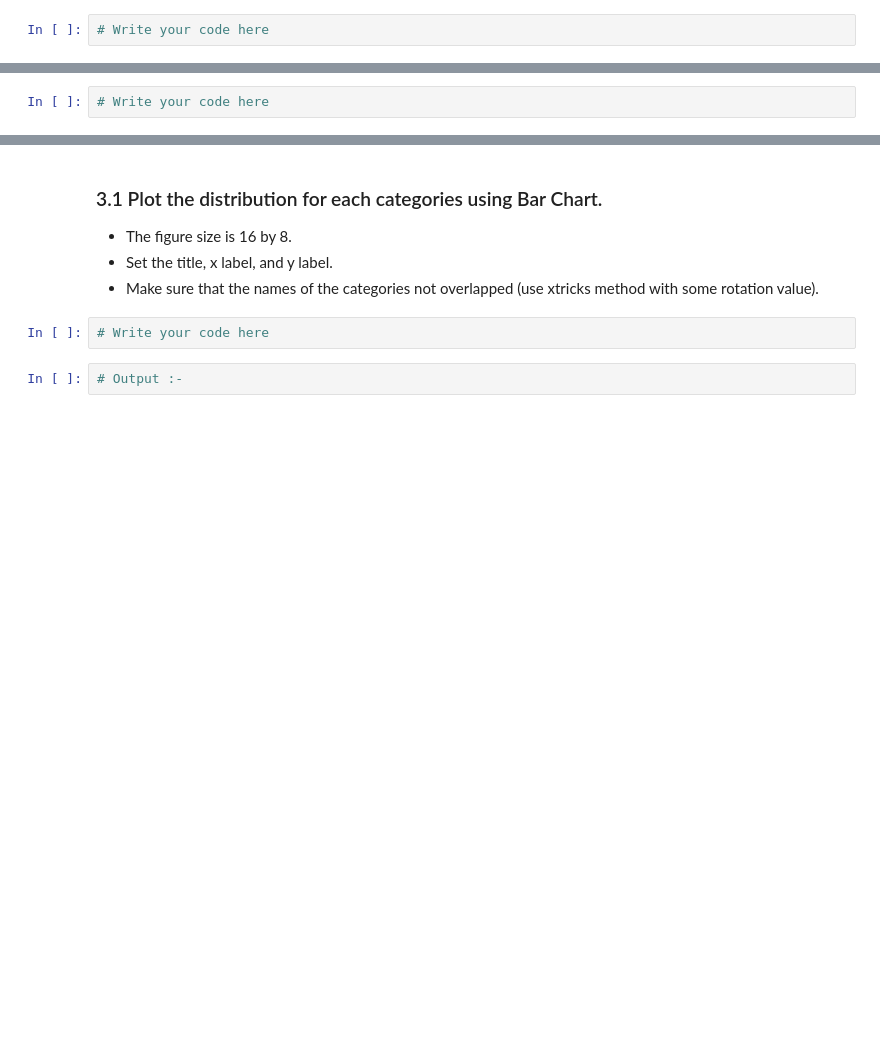
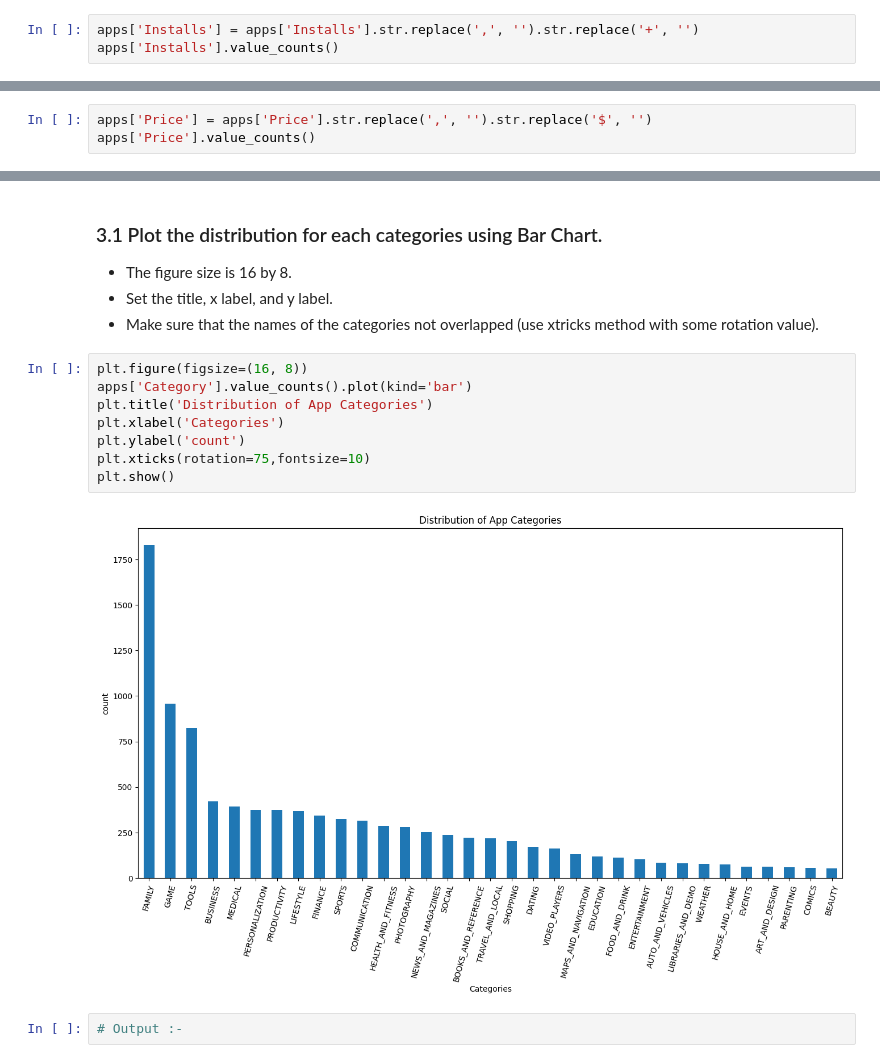
Before and after one commit to Tuwaiq-Data-Science-Bootcamp-V5/Matplotlib-Lab3, a Jupyter notebook: Matplotlib_Assignment3.ipynb, the cells around one changed output, grey strips where cells are left out. Drawn from its saved outputs; the diff is of its cells as text; blank space fills up the shorter version.

```diff
--- a/Matplotlib_Assignment3.ipynb
+++ b/Matplotlib_Assignment3.ipynb
@@ -248,4 +313,5 @@ Name: Price, Length: 92, dtype: int64
 
 - Remove unwanted characters.
 # %%
-# Write your code here
+apps['Installs'] = apps['Installs'].str.replace(',', '').str.replace('+', '')
+apps['Installs'].value_counts()
@@ -272,2 +343,3 @@ Name: Installs, dtype: int64
 # %%
-# Write your code here
+apps['Price'] = apps['Price'].str.replace(',', '').str.replace('$', '')
+apps['Price'].value_counts()
@@ -338,7 +469,15 @@ memory usage: 864.0+ KB
 - Set the title, x label, and y label.
 - Make sure that the names of the categories not overlapped (use xtricks method with some rotation value).
 # %%
-# Write your code here
+plt.figure(figsize=(16, 8))
+apps['Category'].value_counts().plot(kind='bar')
+plt.title('Distribution of App Categories')
+plt.xlabel('Categories')
+plt.ylabel('count')
+plt.xticks(rotation=75,fontsize=10)
+plt.show()
+# %% [output]
+[figure, added]
 # %%
 # Output :-
 # %% [output]
```
Also changed, not shown: parts of 42 cells of this notebook.
